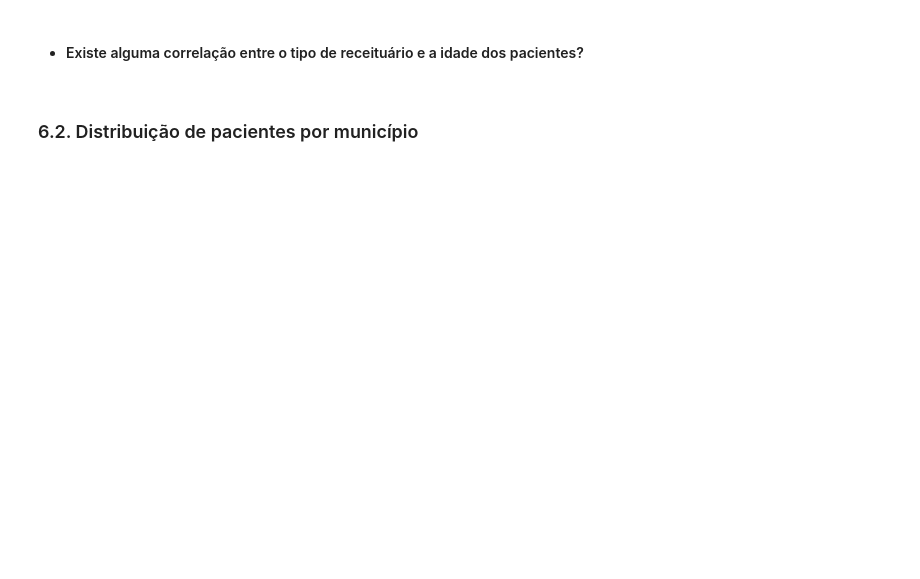
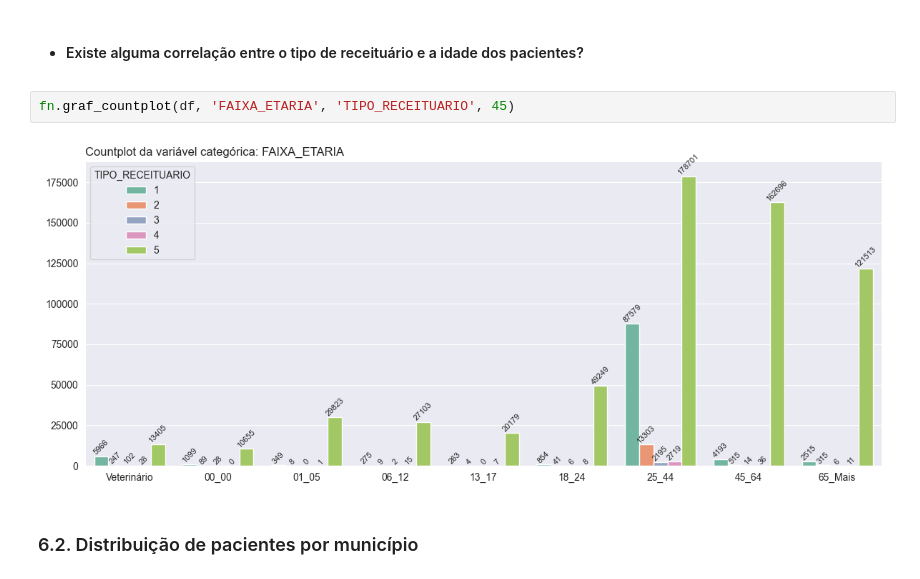
Before and after one commit to emso-exe/Venda_de_medicamentos_controlados_e_antimicrobianos_-_industrializados, a Jupyter notebook: 001_analise_de_vendas.ipynb, the cells around one changed output. Cells and saved outputs as stored; diff of their text form; blank space fills up the shorter version.

```diff
--- a/001_analise_de_vendas.ipynb
+++ b/001_analise_de_vendas.ipynb
@@ -874,4 +880,8 @@ graf_countplot(df, 'FAIXA_ETARIA', 'SEXO')
 # %% [markdown]
 * #### Existe alguma correlação entre o tipo de receituário e a idade dos pacientes?
+# %%
+fn.graf_countplot(df, 'FAIXA_ETARIA', 'TIPO_RECEITUARIO', 45)
+# %% [output]
+[figure, added]
 # %% [markdown]
 ### 6.2. Distribuição de pacientes por município
```
Also changed, not shown: parts of 13 cells of this notebook.
